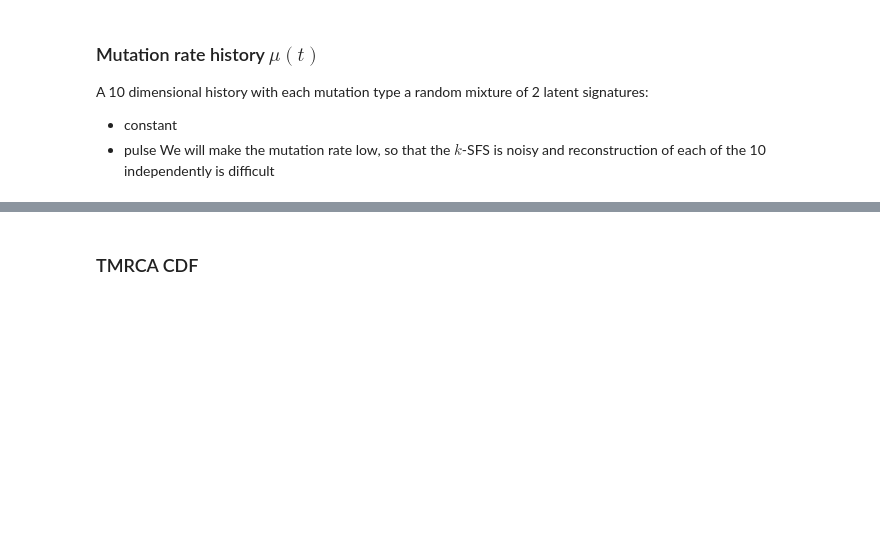
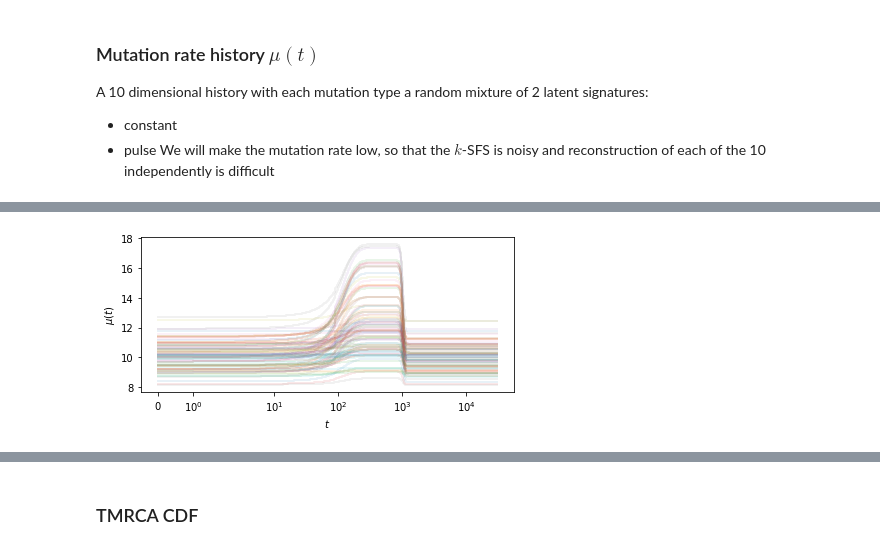
Before and after one commit to harrispopgen/mushi, a Jupyter notebook: test.ipynb, the cells around one changed output, grey strips where cells are left out. Drawn from its saved outputs; the diff is of its cells as text; code cells hidden in the pictures; blank space fills up the shorter version.

```diff
--- a/test.ipynb
+++ b/test.ipynb
@@ -64,13 +76,12 @@ Z = np.zeros((len(t) + 1, cols))
 μ0 = 10
 np.random.seed(1)
 for col in range(cols):
-    constant_weight = np.random.lognormal(0, 0.01)
+    constant_weight = np.random.lognormal(0, 0.1)
     pulse_weight = np.random.exponential(.2)
     Z[:, col] = μ0 * (constant_weight * flat + pulse_weight * pulse)
-μ = mushi.μ(t, Z)
+μ = histories.μ(t, Z)
 # %%
-plt.figure(figsize=(3, 3))
-μ.plot()
-plt.ylim([0, None])
+plt.figure(figsize=(6, 3))
+μ.plot(alpha=0.1, lw=2)
 plt.show()
 # %% [output]
@@ -79 +88,2 @@ plt.show()
+[figure, added]
 # %%
```
Also changed, not shown: parts of 14 cells of this notebook, 1 other file.
